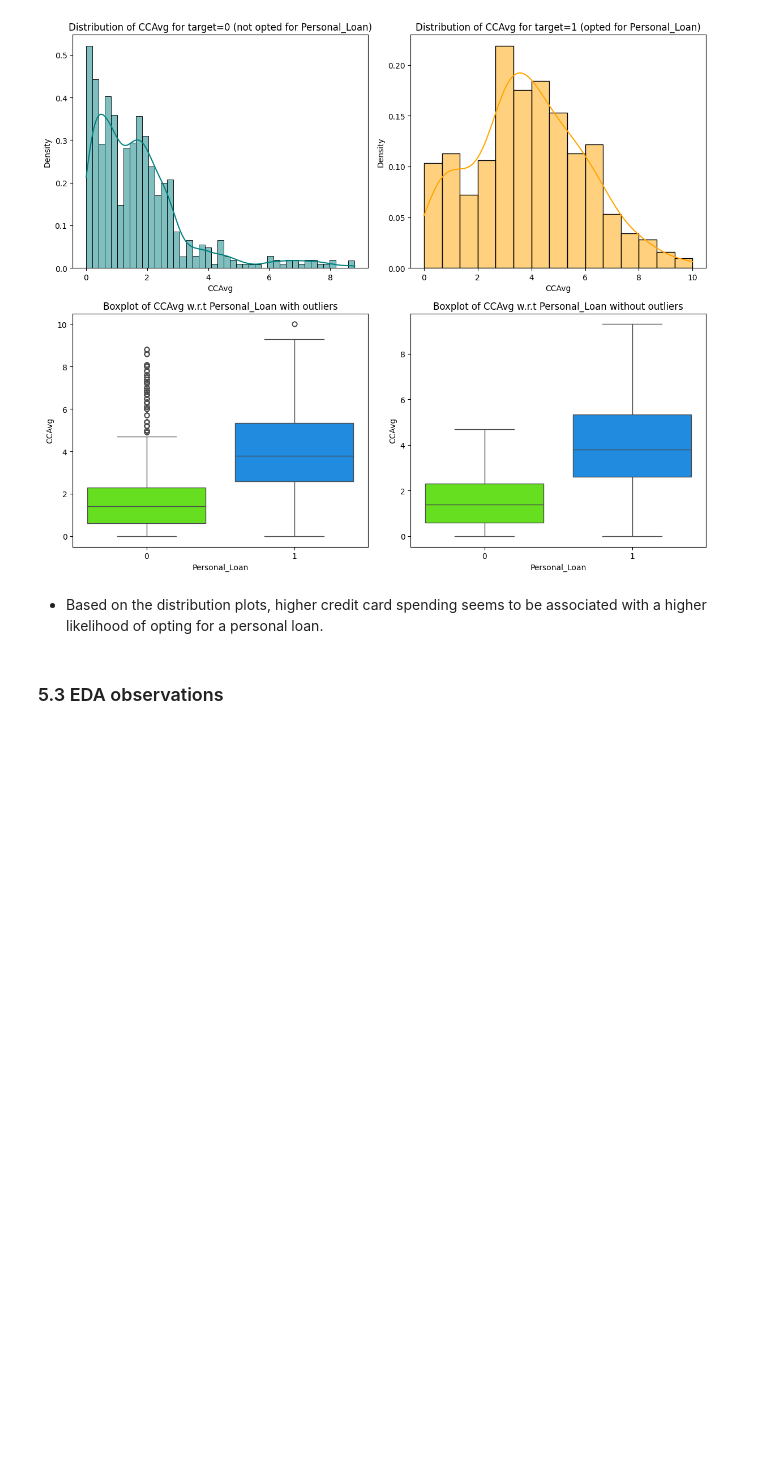
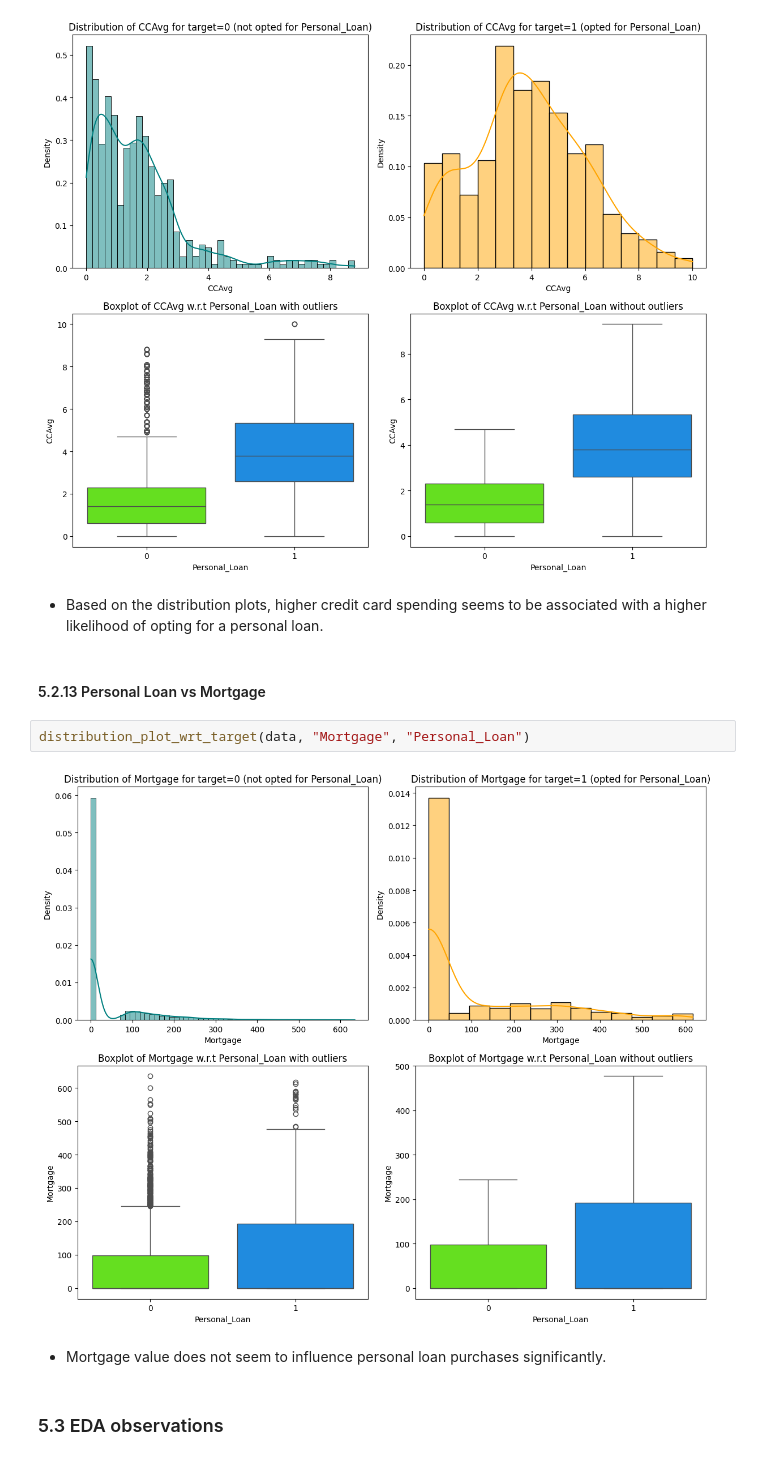
Before and after one commit to RashmiJK/PGP-AIML-PersonalLoan-ML, a Jupyter notebook: loan_purchase_modelling_dt.ipynb, the cells around one changed output. Drawn from its saved outputs; the diff is of its cells as text; blank space fills up the shorter version.

```diff
--- a/loan_purchase_modelling_dt.ipynb
+++ b/loan_purchase_modelling_dt.ipynb
@@ -802,6 +809,14 @@ distribution_plot_wrt_target(data, "CCAvg", "Personal_Loan")
 [figure]
 # %% [markdown]
 - Based on the distribution plots, higher credit card spending seems to be associated with a higher likelihood of opting for a personal loan.
+# %% [markdown]
+#### 5.2.13 Personal Loan vs Mortgage
+# %%
+distribution_plot_wrt_target(data, "Mortgage", "Personal_Loan")
+# %% [output]
+[figure, added]
+# %% [markdown]
+- Mortgage value does not seem to influence personal loan purchases significantly.
 # %% [markdown]
 ### 5.3 EDA observations
 # %% [markdown]
```
Also changed, not shown: parts of 15 cells of this notebook.
